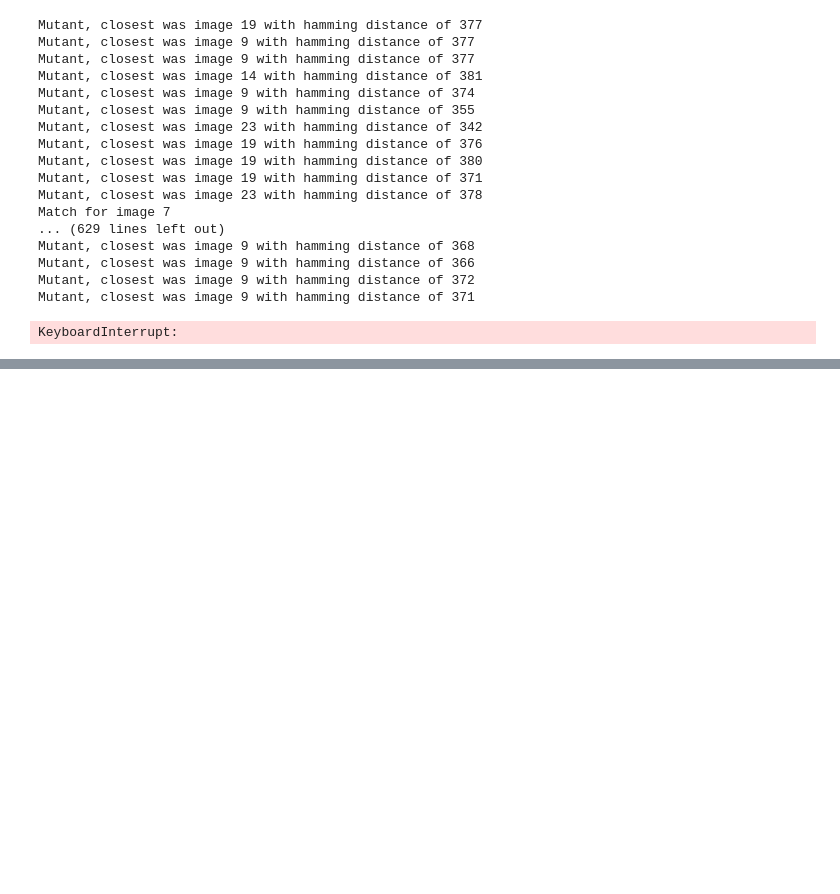
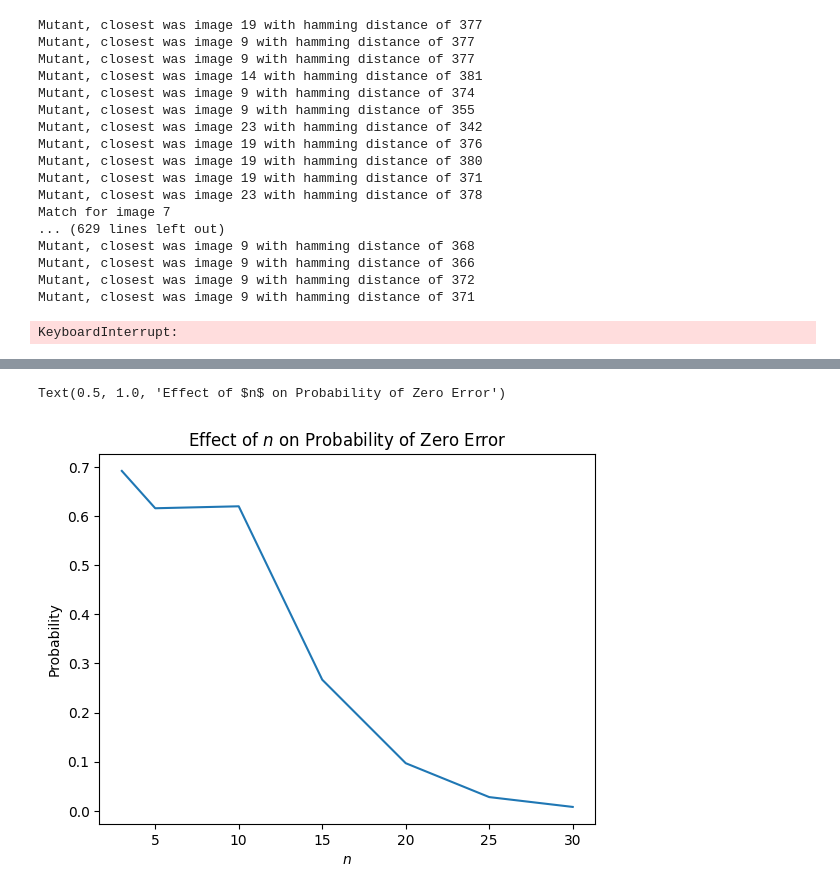
Before and after one commit to daniel-koronthaly/HopfieldImages, a Jupyter notebook: hopfield.ipynb, the cells around one changed output, grey strips where cells are left out. Cells and saved outputs as stored; diff of their text form; code cells hidden in the pictures; blank space fills up the shorter version.

```diff
--- a/hopfield.ipynb
+++ b/hopfield.ipynb
@@ -686,0 +725,8 @@ plt.plot(num_images_arr, num_correct_arr/float(num_trials))
+# %%
+plt.plot(num_images_arr, num_correct_arr/float(num_trials))
+plt.xlabel("$n$")
+plt.ylabel("Probability")
+plt.title("Effect of $n$ on Probability of Zero Error")
+# %% [output]
+Text(0.5, 1.0, 'Effect of $n$ on Probability of Zero Error')
+[figure, added]
```
Also changed, not shown: parts of 4 cells of this notebook.
